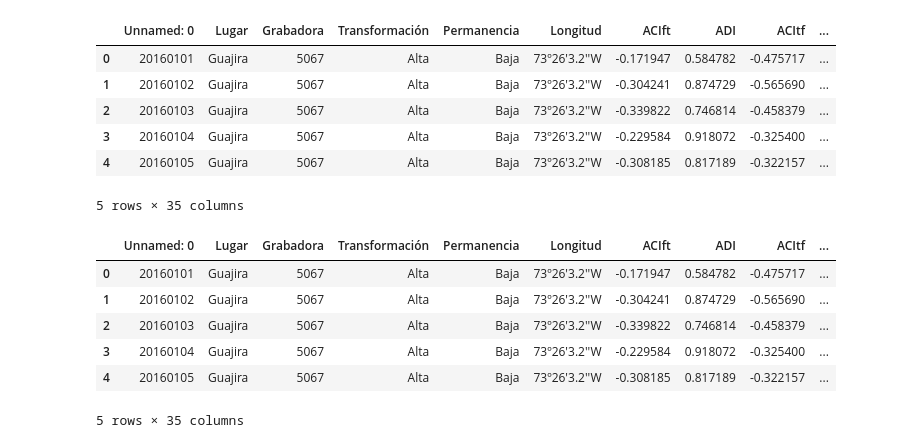
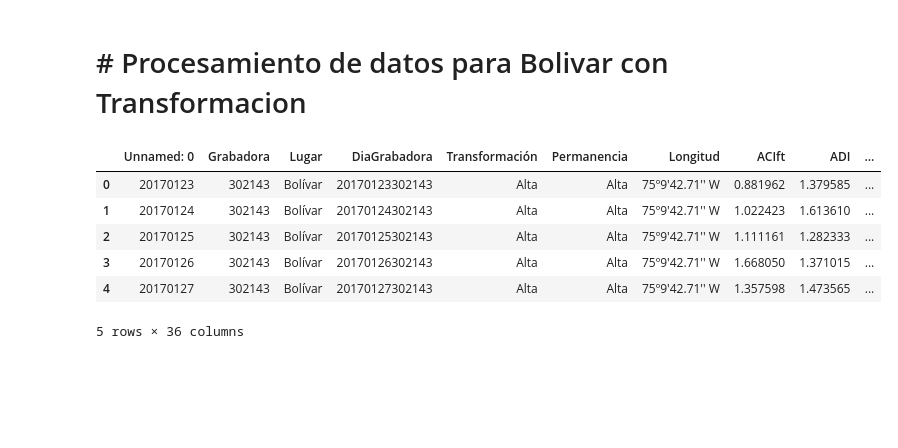
Before and after one commit to David9203/AnalisisVariables, a Jupyter notebook: paraescogerlosdias/GMMHMM para analisis de variables de transformacion y permanencia .ipynb, the cells around one changed output. Saved outputs shown, nothing was run; the diff lists cells and outputs as text; code cells hidden in the pictures; blank space fills up the shorter version.

Commit message:
se hace clasificacion para escoger los datos, falta separar la base de datos

```diff
--- a/paraescogerlosdias/GMMHMM para analisis de variables de transformacion y permanencia .ipynb
+++ b/paraescogerlosdias/GMMHMM para analisis de variables de transformacion y permanencia .ipynb
@@ -16,22 +16,13 @@ os.getcwd()
-# %%
-dGuajira = pd.read_csv("/home/david/Documentos/Analisisdevariables/Datospuros/DatosGuajira.csv")
-d.head()
-# %% [output]
-|  | Unnamed: 0 | Lugar | Grabadora | Transformación | Permanencia | Longitud | ACIft | ADI | ACItf | ... |
-| 0 | 20160101 | Guajira | 5067 | Alta | Baja | 73º26'3.2''W | -0.171947 | 0.584782 | -0.475717 | ... |
-| 1 | 20160102 | Guajira | 5067 | Alta | Baja | 73º26'3.2''W | -0.304241 | 0.874729 | -0.565690 | ... |
-| 2 | 20160103 | Guajira | 5067 | Alta | Baja | 73º26'3.2''W | -0.339822 | 0.746814 | -0.458379 | ... |
-| 3 | 20160104 | Guajira | 5067 | Alta | Baja | 73º26'3.2''W | -0.229584 | 0.918072 | -0.325400 | ... |
-| 4 | 20160105 | Guajira | 5067 | Alta | Baja | 73º26'3.2''W | -0.308185 | 0.817189 | -0.322157 | ... |
-5 rows × 35 columns
+# %% [markdown]
+#  # Procesamiento de datos para Bolivar con Transformacion
 # %%
-dBolivar = pd.read_csv("/home/david/Documentos/Analisisdevariables/Datospuros/DatosBolivar.csv")
-d.head()
+dBolivar = pd.read_csv("/Users/nesdav/Documents/AnalisisVariables/Datospuros/DatosBolivar.csv")
+dBolivar.head()
 # %% [output]
-|  | Unnamed: 0 | Lugar | Grabadora | Transformación | Permanencia | Longitud | ACIft | ADI | ACItf | ... |
-| 0 | 20160101 | Guajira | 5067 | Alta | Baja | 73º26'3.2''W | -0.171947 | 0.584782 | -0.475717 | ... |
-| 1 | 20160102 | Guajira | 5067 | Alta | Baja | 73º26'3.2''W | -0.304241 | 0.874729 | -0.565690 | ... |
-| 2 | 20160103 | Guajira | 5067 | Alta | Baja | 73º26'3.2''W | -0.339822 | 0.746814 | -0.458379 | ... |
-| 3 | 20160104 | Guajira | 5067 | Alta | Baja | 73º26'3.2''W | -0.229584 | 0.918072 | -0.325400 | ... |
-| 4 | 20160105 | Guajira | 5067 | Alta | Baja | 73º26'3.2''W | -0.308185 | 0.817189 | -0.322157 | ... |
+|  | Unnamed: 0 | Grabadora | Lugar | DiaGrabadora | Transformación | Permanencia | Longitud | ACIft | ADI | ... |
+| 0 | 20170123 | 302143 | Bolívar | 20170123302143 | Alta | Alta | 75º9'42.71'' W | 0.881962 | 1.379585 | ... |
+| 1 | 20170124 | 302143 | Bolívar | 20170124302143 | Alta | Alta | 75º9'42.71'' W | 1.022423 | 1.613610 | ... |
+| 2 | 20170125 | 302143 | Bolívar | 20170125302143 | Alta | Alta | 75º9'42.71'' W | 1.111161 | 1.282333 | ... |
+| 3 | 20170126 | 302143 | Bolívar | 20170126302143 | Alta | Alta | 75º9'42.71'' W | 1.668050 | 1.371015 | ... |
+| 4 | 20170127 | 302143 | Bolívar | 20170127302143 | Alta | Alta | 75º9'42.71'' W | 1.357598 | 1.473565 | ... |
-5 rows × 35 columns
+5 rows × 36 columns
```
Also changed, not shown: parts of 38 cells of this notebook, 4 other files.
